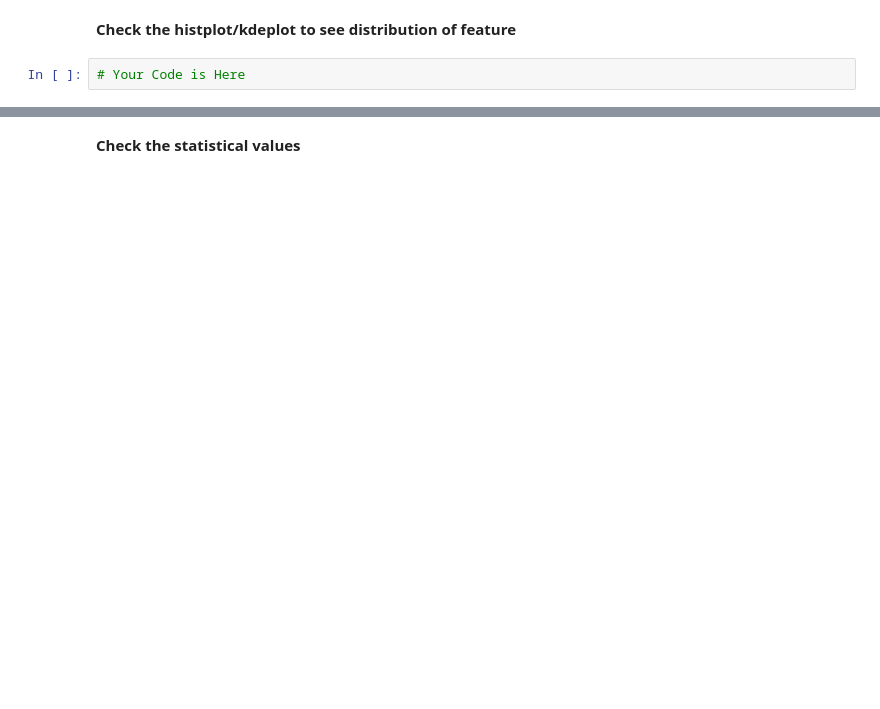
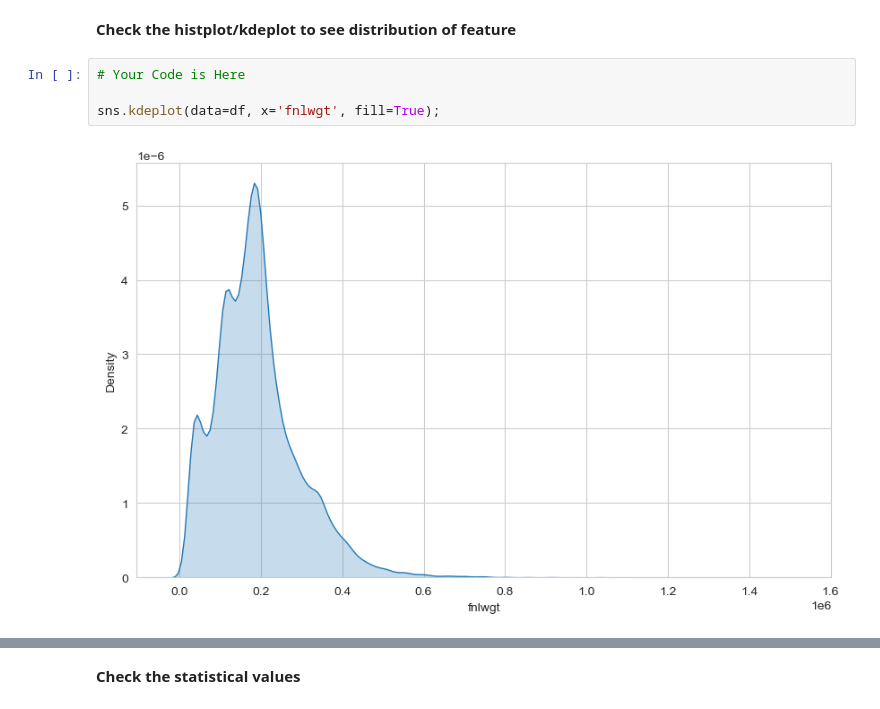
Before and after one commit to iceyisaak/clarusway_ds, a Jupyter notebook: DA _ DVwPy-EDA Project (Analyze US Citizens)-Student-V01_(with_desired_outputs).ipynb, the cells around one changed output, grey strips where cells are left out. Drawn from its saved outputs; the diff is of its cells as text; blank space fills up the shorter version.

```diff
--- a/DA _ DVwPy-EDA Project (Analyze US Citizens)-Student-V01_(with_desired_outputs).ipynb
+++ b/DA _ DVwPy-EDA Project (Analyze US Citizens)-Student-V01_(with_desired_outputs).ipynb
@@ -742,6 +754,10 @@ Desired Output:
 **Check the histplot/kdeplot to see distribution of feature**
 # %%
 # Your Code is Here
+
+sns.kdeplot(data=df, x='fnlwgt', fill=True);
+# %% [output]
+[figure, added]
 # %% [markdown]
 Desired Output:
 
```
Also changed, not shown: parts of 3 cells of this notebook.
